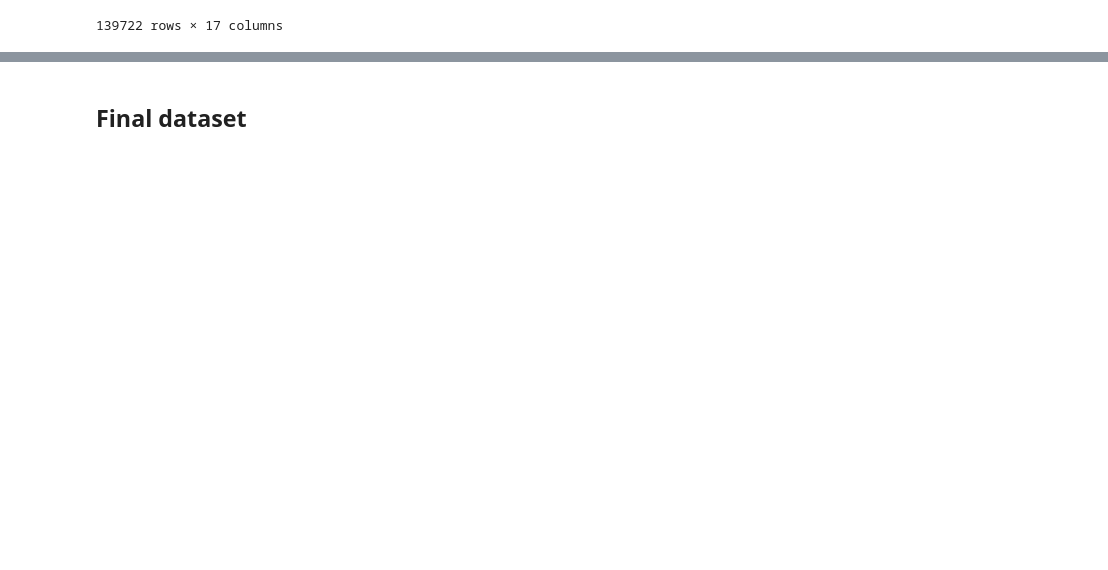
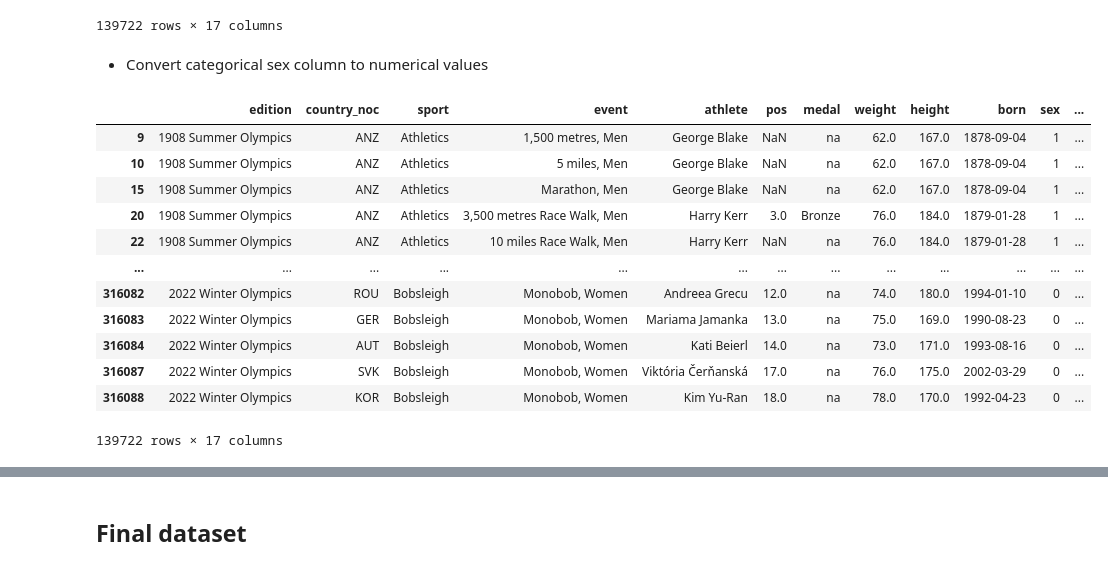
Before and after one commit to maximlesy/big-data-olympic-games, a Jupyter notebook: data-exploration/preparation.ipynb, the cells around one changed output, grey strips where cells are left out. Drawn from its saved outputs; the diff is of its cells as text; code cells hidden in the pictures; blank space fills up the shorter version.

```diff
--- a/data-exploration/preparation.ipynb
+++ b/data-exploration/preparation.ipynb
@@ -259,3 +259,24 @@ dataset
 | 316087 | 2022 Winter Olympics | SVK | Bobsleigh | Monobob, Women | Viktória Čerňanská | 17.0 | na | 76.0 | 175.0 | 2002-03-29 | Female | ... |
 | 316088 | 2022 Winter Olympics | KOR | Bobsleigh | Monobob, Women | Kim Yu-Ran | 18.0 | na | 78.0 | 170.0 | 1992-04-23 | Female | ... |
 139722 rows × 17 columns
+# %% [markdown]
+- Convert categorical sex column to numerical values
+# %%
+from sklearn.preprocessing import LabelEncoder
+sex_encoder  = LabelEncoder()
+dataset['sex'] = sex_encoder.fit_transform(dataset['sex'])
+dataset
+# %% [output]
+|  | edition | country_noc | sport | event | athlete | pos | medal | weight | height | born | sex | ... |
+| 9 | 1908 Summer Olympics | ANZ | Athletics | 1,500 metres, Men | George Blake | NaN | na | 62.0 | 167.0 | 1878-09-04 | 1 | ... |
+| 10 | 1908 Summer Olympics | ANZ | Athletics | 5 miles, Men | George Blake | NaN | na | 62.0 | 167.0 | 1878-09-04 | 1 | ... |
+| 15 | 1908 Summer Olympics | ANZ | Athletics | Marathon, Men | George Blake | NaN | na | 62.0 | 167.0 | 1878-09-04 | 1 | ... |
+| 20 | 1908 Summer Olympics | ANZ | Athletics | 3,500 metres Race Walk, Men | Harry Kerr | 3.0 | Bronze | 76.0 | 184.0 | 1879-01-28 | 1 | ... |
+| 22 | 1908 Summer Olympics | ANZ | Athletics | 10 miles Race Walk, Men | Harry Kerr | NaN | na | 76.0 | 184.0 | 1879-01-28 | 1 | ... |
+| ... | ... | ... | ... | ... | ... | ... | ... | ... | ... | ... | ... | ... |
+| 316082 | 2022 Winter Olympics | ROU | Bobsleigh | Monobob, Women | Andreea Grecu | 12.0 | na | 74.0 | 180.0 | 1994-01-10 | 0 | ... |
+| 316083 | 2022 Winter Olympics | GER | Bobsleigh | Monobob, Women | Mariama Jamanka | 13.0 | na | 75.0 | 169.0 | 1990-08-23 | 0 | ... |
+| 316084 | 2022 Winter Olympics | AUT | Bobsleigh | Monobob, Women | Kati Beierl | 14.0 | na | 73.0 | 171.0 | 1993-08-16 | 0 | ... |
+| 316087 | 2022 Winter Olympics | SVK | Bobsleigh | Monobob, Women | Viktória Čerňanská | 17.0 | na | 76.0 | 175.0 | 2002-03-29 | 0 | ... |
+| 316088 | 2022 Winter Olympics | KOR | Bobsleigh | Monobob, Women | Kim Yu-Ran | 18.0 | na | 78.0 | 170.0 | 1992-04-23 | 0 | ... |
+139722 rows × 17 columns
```
Also changed, not shown: parts of 8 cells of this notebook.
